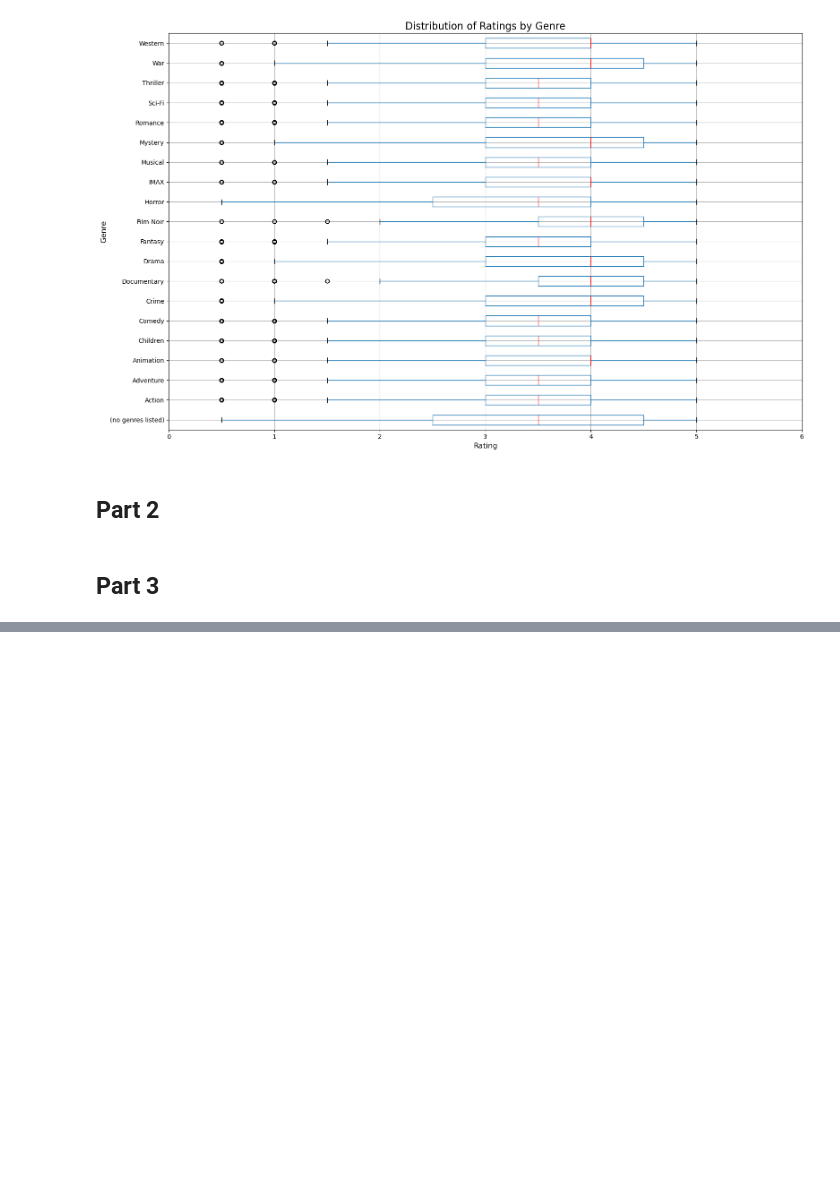
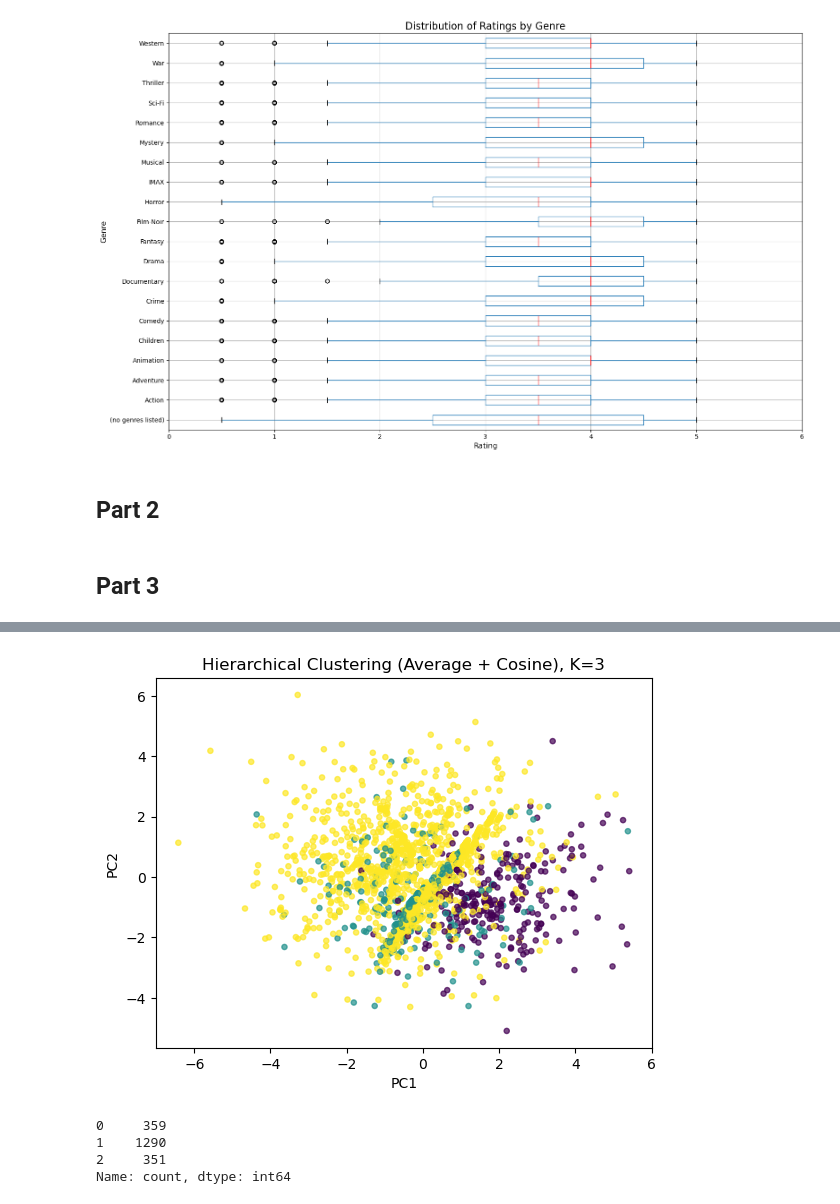
Before and after one commit to AHHHHHH0-0/170A-HW1, a Jupyter notebook: hw2/hw2.ipynb, the cells around one changed output, grey strips where cells are left out. Drawn from its saved outputs; the diff is of its cells as text; code cells hidden in the pictures; blank space fills up the shorter version.

```diff
--- a/hw2/hw2.ipynb
+++ b/hw2/hw2.ipynb
@@ -85,0 +217,19 @@ plt.show()
+# %%
+plt.figure()
+plt.scatter(Z[:,0], Z[:,1], c=hc_cos, s=14, alpha=0.7)
+plt.xlabel("PC1")
+plt.ylabel("PC2")
+plt.title("Hierarchical Clustering (Average + Cosine), K=3")
+plt.show()
+# %% [output]
+[figure, added]
+# %%
+kmeans = KMeans(n_clusters=3, n_init=10, random_state=0, algorithm="elkan")
+km = kmeans.fit_predict(X_scaled)
+
+pd.Series(km).value_counts().sort_index()
+# %% [output]
+0     359
+1    1290
+2     351
+Name: count, dtype: int64
```
Also changed, not shown: parts of 13 cells of this notebook, 1 other file.
